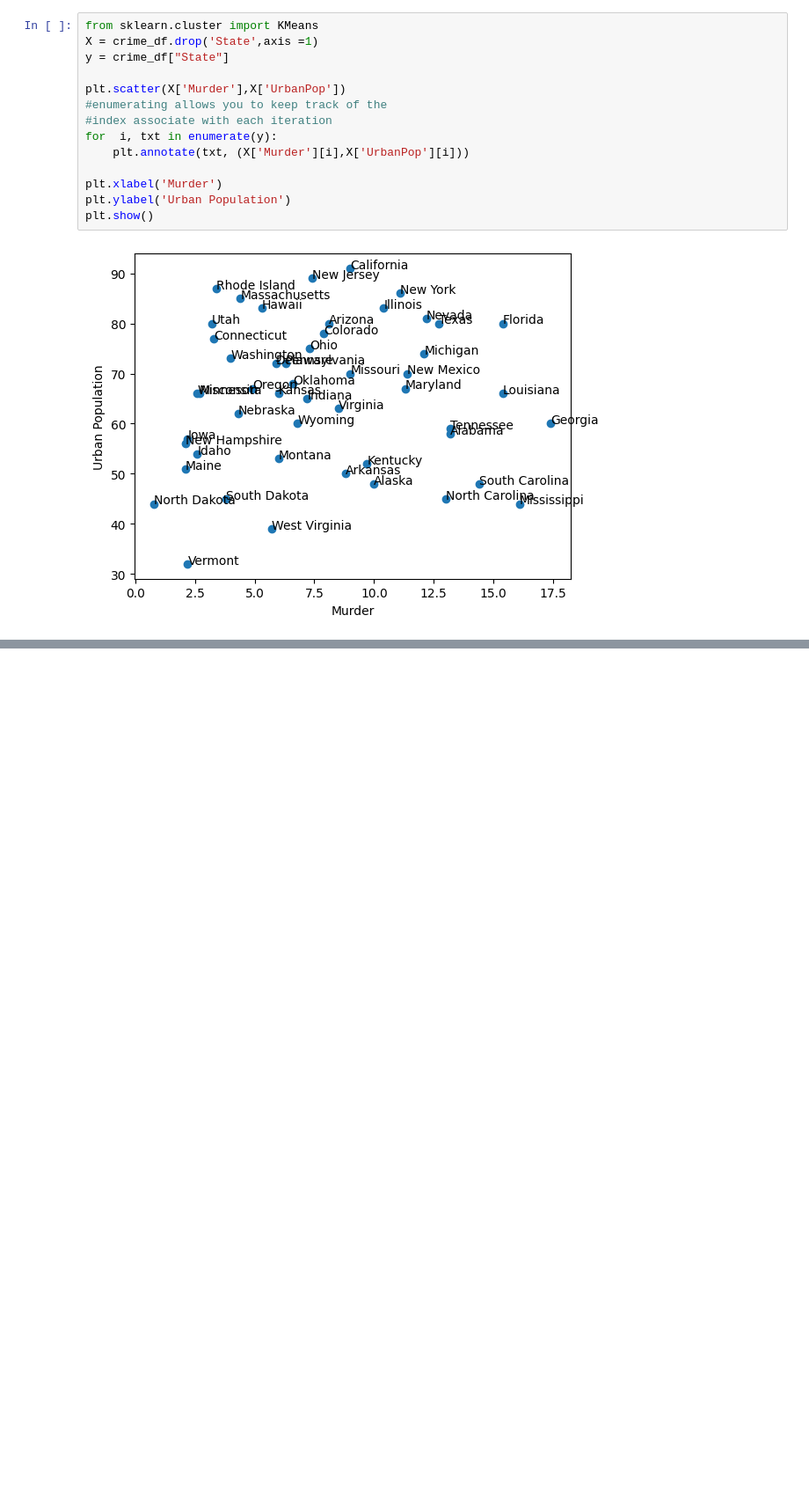
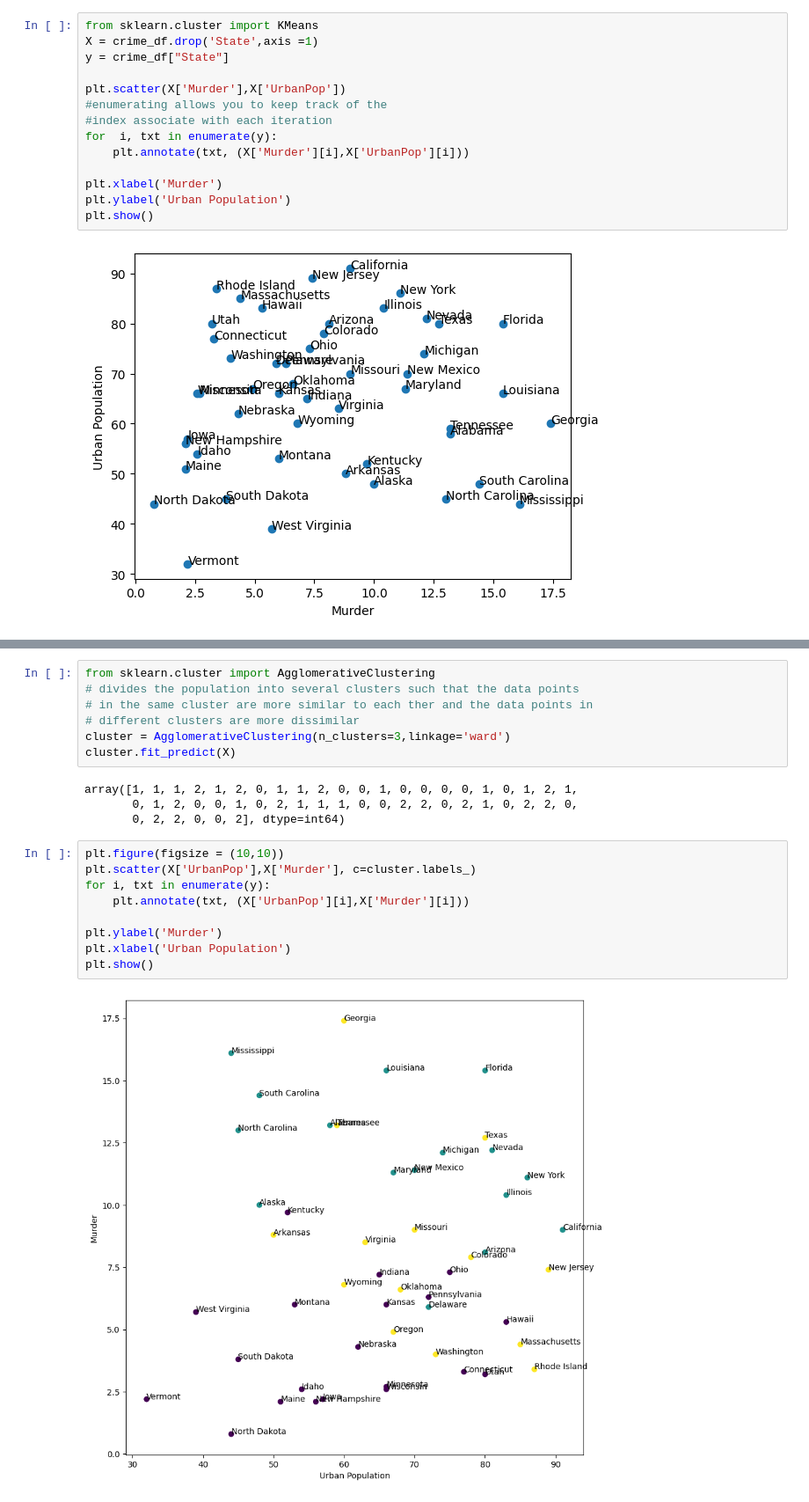
Before and after one commit to twillis8/Class, a Jupyter notebook: week_12/unsupervised_learning.ipynb, the cells around one changed output, grey strips where cells are left out. Shown: that part at 88% size. Saved outputs shown, nothing was run; the diff lists cells and outputs as text; blank space fills up the shorter version.

```diff
--- a/week_12/unsupervised_learning.ipynb
+++ b/week_12/unsupervised_learning.ipynb
@@ -65,0 +81,22 @@ plt.plot(range(1,10), distortions)
+# %%
+from sklearn.cluster import AgglomerativeClustering
+# divides the population into several clusters such that the data points
+# in the same cluster are more similar to each ther and the data points in
+# different clusters are more dissimilar
+cluster = AgglomerativeClustering(n_clusters=3,linkage='ward')
+cluster.fit_predict(X)
+# %% [output]
+array([1, 1, 1, 2, 1, 2, 0, 1, 1, 2, 0, 0, 1, 0, 0, 0, 0, 1, 0, 1, 2, 1,
+       0, 1, 2, 0, 0, 1, 0, 2, 1, 1, 1, 0, 0, 2, 2, 0, 2, 1, 0, 2, 2, 0,
+       0, 2, 2, 0, 0, 2], dtype=int64)
+# %%
+plt.figure(figsize = (10,10))
+plt.scatter(X['UrbanPop'],X['Murder'], c=cluster.labels_)
+for i, txt in enumerate(y):
+    plt.annotate(txt, (X['UrbanPop'][i],X['Murder'][i]))
+
+plt.ylabel('Murder')
+plt.xlabel('Urban Population')
+plt.show()
+# %% [output]
+[figure, added]
```
Also changed, not shown: parts of 12 cells of this notebook, 2 other files.
